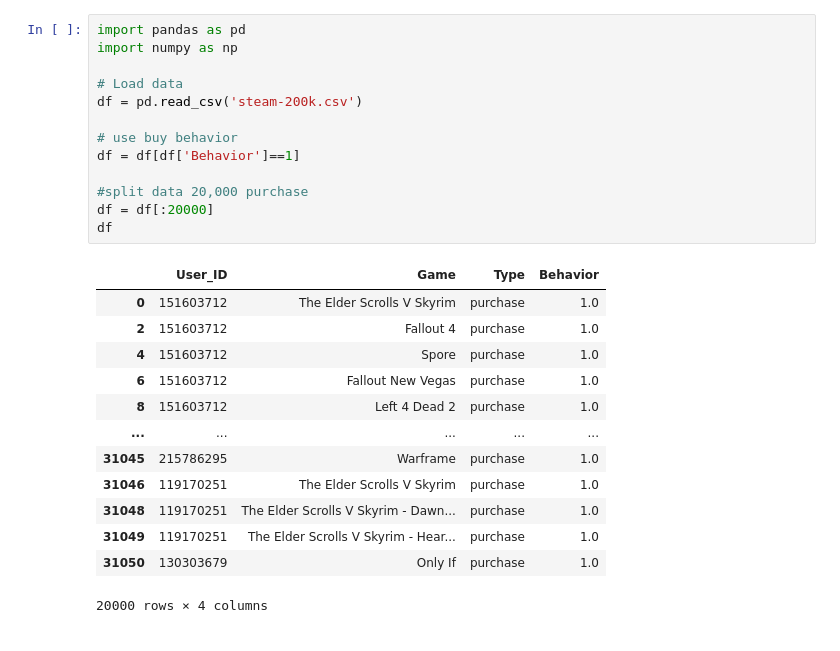
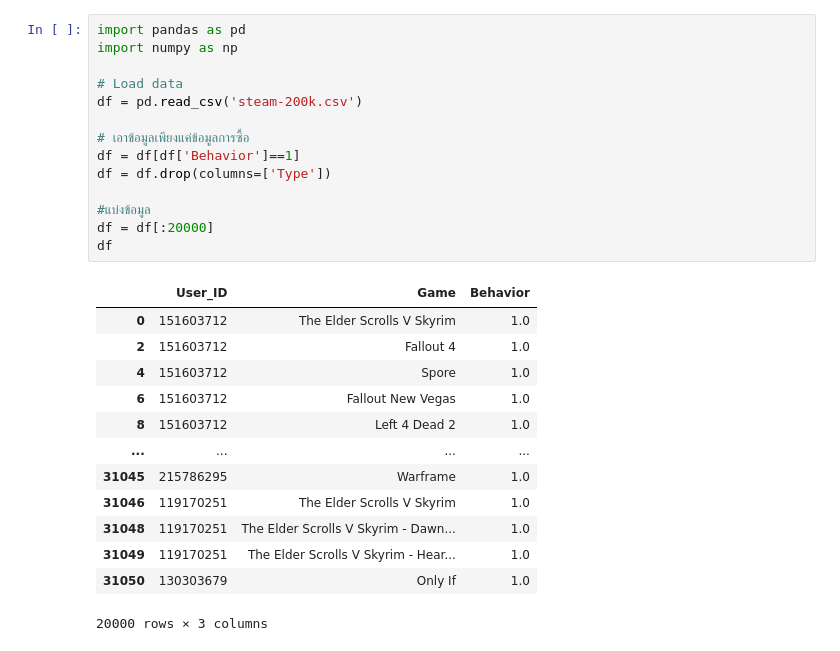
Before and after one commit to Montawat-Gun/Steam-similar-users, a Jupyter notebook: Recommend similar user.ipynb, the cells around one changed output. Cells and saved outputs as stored; diff of their text form.

Commit message:
Add similar user.

```diff
--- a/Recommend similar user.ipynb
+++ b/Recommend similar user.ipynb
@@ -1,27 +1,28 @@
 # %%
 import pandas as pd
 import numpy as np
 
 # Load data
 df = pd.read_csv('steam-200k.csv')
 
-# use buy behavior
+# เอาข้อมูลเพียงแค่ข้อมูลการซื้อ
 df = df[df['Behavior']==1]
+df = df.drop(columns=['Type'])
 
-#split data 20,000 purchase
+#แบ่งข้อมูล
 df = df[:20000]
 df
 # %% [output]
-|  | User_ID | Game | Type | Behavior |
-| 0 | 151603712 | The Elder Scrolls V Skyrim | purchase | 1.0 |
-| 2 | 151603712 | Fallout 4 | purchase | 1.0 |
-| 4 | 151603712 | Spore | purchase | 1.0 |
-| 6 | 151603712 | Fallout New Vegas | purchase | 1.0 |
-| 8 | 151603712 | Left 4 Dead 2 | purchase | 1.0 |
-| ... | ... | ... | ... | ... |
-| 31045 | 215786295 | Warframe | purchase | 1.0 |
-| 31046 | 119170251 | The Elder Scrolls V Skyrim | purchase | 1.0 |
-| 31048 | 119170251 | The Elder Scrolls V Skyrim - Dawn... | purchase | 1.0 |
-| 31049 | 119170251 | The Elder Scrolls V Skyrim - Hear... | purchase | 1.0 |
-| 31050 | 130303679 | Only If | purchase | 1.0 |
+|  | User_ID | Game | Behavior |
+| 0 | 151603712 | The Elder Scrolls V Skyrim | 1.0 |
+| 2 | 151603712 | Fallout 4 | 1.0 |
+| 4 | 151603712 | Spore | 1.0 |
+| 6 | 151603712 | Fallout New Vegas | 1.0 |
+| 8 | 151603712 | Left 4 Dead 2 | 1.0 |
+| ... | ... | ... | ... |
+| 31045 | 215786295 | Warframe | 1.0 |
+| 31046 | 119170251 | The Elder Scrolls V Skyrim | 1.0 |
+| 31048 | 119170251 | The Elder Scrolls V Skyrim - Dawn... | 1.0 |
+| 31049 | 119170251 | The Elder Scrolls V Skyrim - Hear... | 1.0 |
+| 31050 | 130303679 | Only If | 1.0 |
-20000 rows × 4 columns
+20000 rows × 3 columns
```
Also changed, not shown: parts of 6 cells of this notebook, 2 other files.
